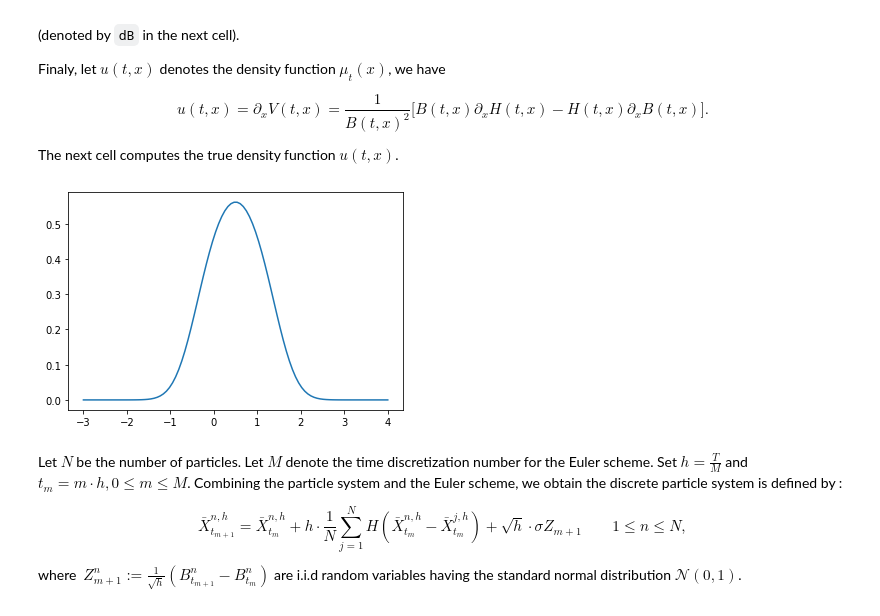
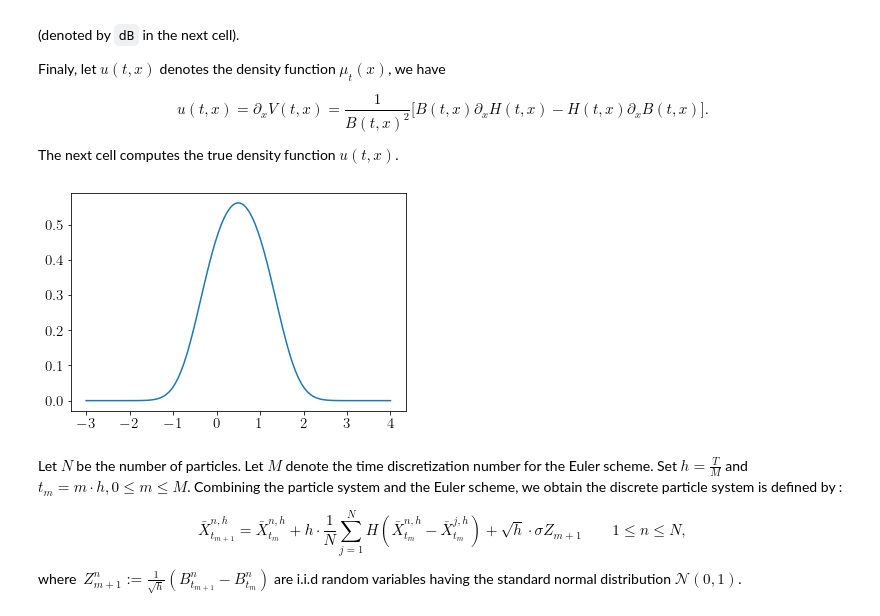
Before and after one commit to YatingLiu2023/HoffmannLiu23_Density_Simulation_for_McKean-Vlasov, a Jupyter notebook: 3-Burgers equation/Density simulation for the Burgers equation.ipynb, the cells around one changed output. Cells and saved outputs as stored; diff of their text form; code cells hidden in the pictures.

```diff
--- a/3-Burgers equation/Density simulation for the Burgers equation.ipynb
+++ b/3-Burgers equation/Density simulation for the Burgers equation.ipynb
@@ -153,34 +179,39 @@ The next cell computes the true density function $u(t,x)$.
 
 dl = lambda y,x,t: -((x-y)/(sigma**2.0*t))*np.exp((-1/sigma**2.0)*((x-y)**2/(2*t)+y))
 
 def dH(t,x):
     return quad(dl, 0, np.inf, args=(x,t))[0]
 
 dg = lambda y,x,t: -((x-y)/(sigma**2.0*t))*np.exp((-1/sigma**2.0)*((x-y)**2/(2*t)))
 
 def dB(t,x):
     return quad(dg, -np.inf, 0, args=(x,t))[0]+dH(t,x)
 
 def u(t,x):
     return (B(t,x)*dH(t,x)-H(t,x)*dB(t,x))/(B(t,x)**2)
 
 
 def density_true(X):   # calculate the true value of true density function
     den=np.zeros(X.size)
     for i in range(X.size):
         den[i]=u(1,X[i])
     return den
 
 # test the true density function
 
 xx2=np.linspace(-3,4,100)
 
 yy2=density_true(xx2)
 plt.plot(xx2,yy2)
 
+plt.xticks(fontsize = 15)
+plt.yticks(fontsize = 15)
+
+plt.savefig('Burgers_true_density.eps', format='eps')
+
 plt.savefig('Burgers_true_density.png')
 # %% [output]
-[figure, old version]
+[figure, new version]
 # %% [markdown]
 Let $N$ be the number of particles. Let $M$ denote the time discretization number for the Euler scheme. Set $h=\frac{T}{M}$ and $t_m=m\cdot h, 0\leq m\leq M$. Combining the particle system and the Euler scheme, we obtain the discrete particle system is defined by  :
 
```
Also changed, not shown: parts of 14 cells of this notebook, 11 other files.
